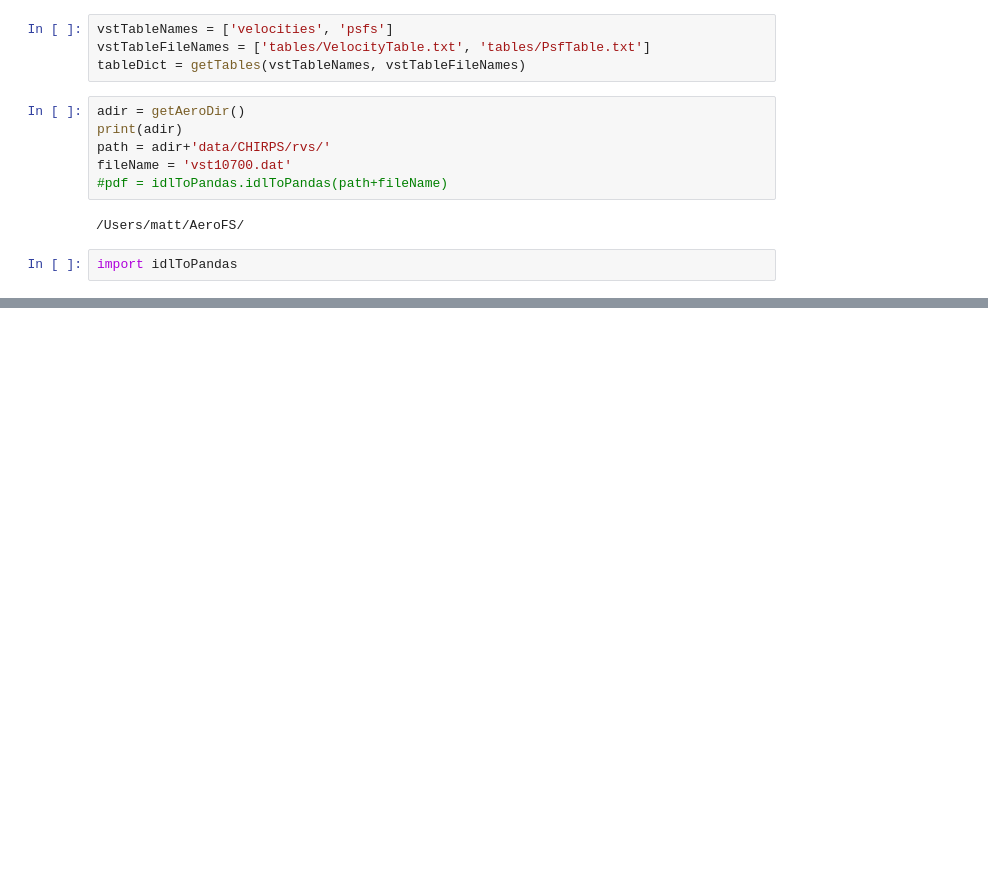
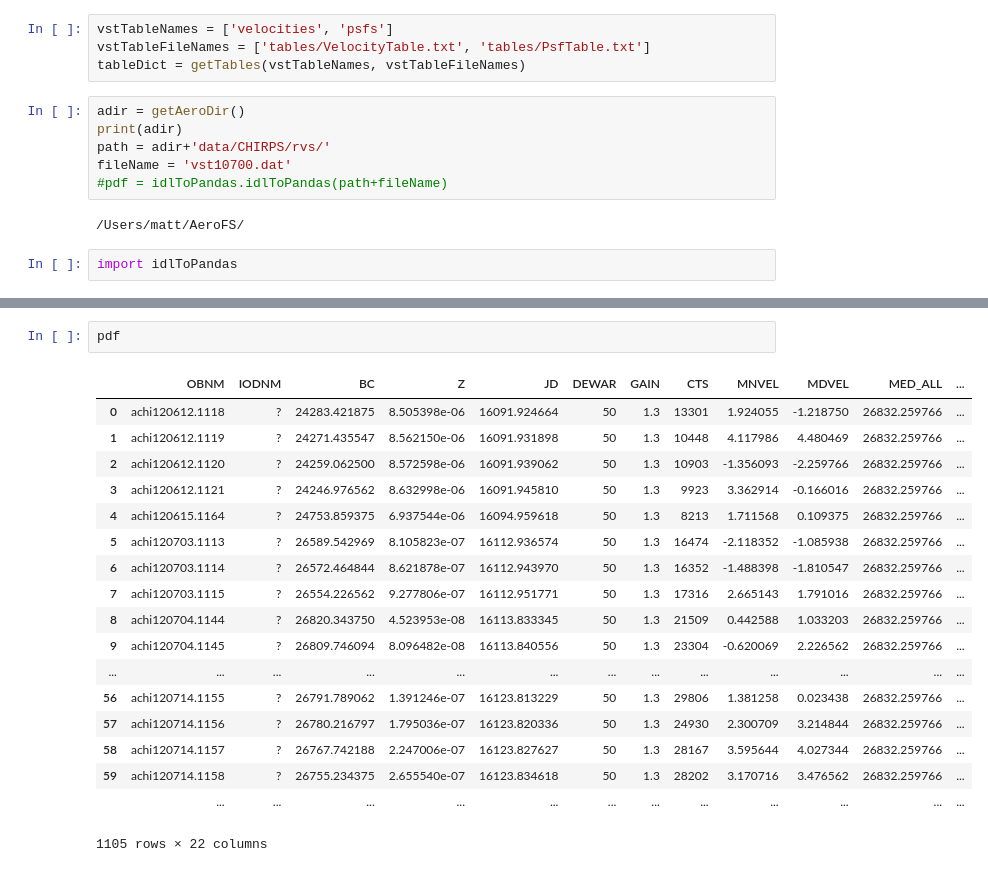
Before and after one commit to mattgiguere/chirondb, a Jupyter notebook: nbChironVelocity.ipynb, the cells around one changed output, grey strips where cells are left out. Cells and saved outputs as stored; diff of their text form; blank space fills up the shorter version.

```diff
--- a/nbChironVelocity.ipynb
+++ b/nbChironVelocity.ipynb
@@ -124,0 +123,21 @@ NameError: name 'path' is not defined
+# %%
+pdf
+# %% [output]
+|  | OBNM | IODNM | BC | Z | JD | DEWAR | GAIN | CTS | MNVEL | MDVEL | MED_ALL | ... |
+| 0 | achi120612.1118 | ? | 24283.421875 | 8.505398e-06 | 16091.924664 | 50 | 1.3 | 13301 | 1.924055 | -1.218750 | 26832.259766 | ... |
+| 1 | achi120612.1119 | ? | 24271.435547 | 8.562150e-06 | 16091.931898 | 50 | 1.3 | 10448 | 4.117986 | 4.480469 | 26832.259766 | ... |
+| 2 | achi120612.1120 | ? | 24259.062500 | 8.572598e-06 | 16091.939062 | 50 | 1.3 | 10903 | -1.356093 | -2.259766 | 26832.259766 | ... |
+| 3 | achi120612.1121 | ? | 24246.976562 | 8.632998e-06 | 16091.945810 | 50 | 1.3 | 9923 | 3.362914 | -0.166016 | 26832.259766 | ... |
+| 4 | achi120615.1164 | ? | 24753.859375 | 6.937544e-06 | 16094.959618 | 50 | 1.3 | 8213 | 1.711568 | 0.109375 | 26832.259766 | ... |
+| 5 | achi120703.1113 | ? | 26589.542969 | 8.105823e-07 | 16112.936574 | 50 | 1.3 | 16474 | -2.118352 | -1.085938 | 26832.259766 | ... |
+| 6 | achi120703.1114 | ? | 26572.464844 | 8.621878e-07 | 16112.943970 | 50 | 1.3 | 16352 | -1.488398 | -1.810547 | 26832.259766 | ... |
+| 7 | achi120703.1115 | ? | 26554.226562 | 9.277806e-07 | 16112.951771 | 50 | 1.3 | 17316 | 2.665143 | 1.791016 | 26832.259766 | ... |
+| 8 | achi120704.1144 | ? | 26820.343750 | 4.523953e-08 | 16113.833345 | 50 | 1.3 | 21509 | 0.442588 | 1.033203 | 26832.259766 | ... |
+| 9 | achi120704.1145 | ? | 26809.746094 | 8.096482e-08 | 16113.840556 | 50 | 1.3 | 23304 | -0.620069 | 2.226562 | 26832.259766 | ... |
+| ... | ... | ... | ... | ... | ... | ... | ... | ... | ... | ... | ... | ... |
+| 56 | achi120714.1155 | ? | 26791.789062 | 1.391246e-07 | 16123.813229 | 50 | 1.3 | 29806 | 1.381258 | 0.023438 | 26832.259766 | ... |
+| 57 | achi120714.1156 | ? | 26780.216797 | 1.795036e-07 | 16123.820336 | 50 | 1.3 | 24930 | 2.300709 | 3.214844 | 26832.259766 | ... |
+| 58 | achi120714.1157 | ? | 26767.742188 | 2.247006e-07 | 16123.827627 | 50 | 1.3 | 28167 | 3.595644 | 4.027344 | 26832.259766 | ... |
+| 59 | achi120714.1158 | ? | 26755.234375 | 2.655540e-07 | 16123.834618 | 50 | 1.3 | 28202 | 3.170716 | 3.476562 | 26832.259766 | ... |
+|  | ... | ... | ... | ... | ... | ... | ... | ... | ... | ... | ... | ... |
+1105 rows × 22 columns
```
Also changed, not shown: parts of 12 cells of this notebook, 2 other files.
